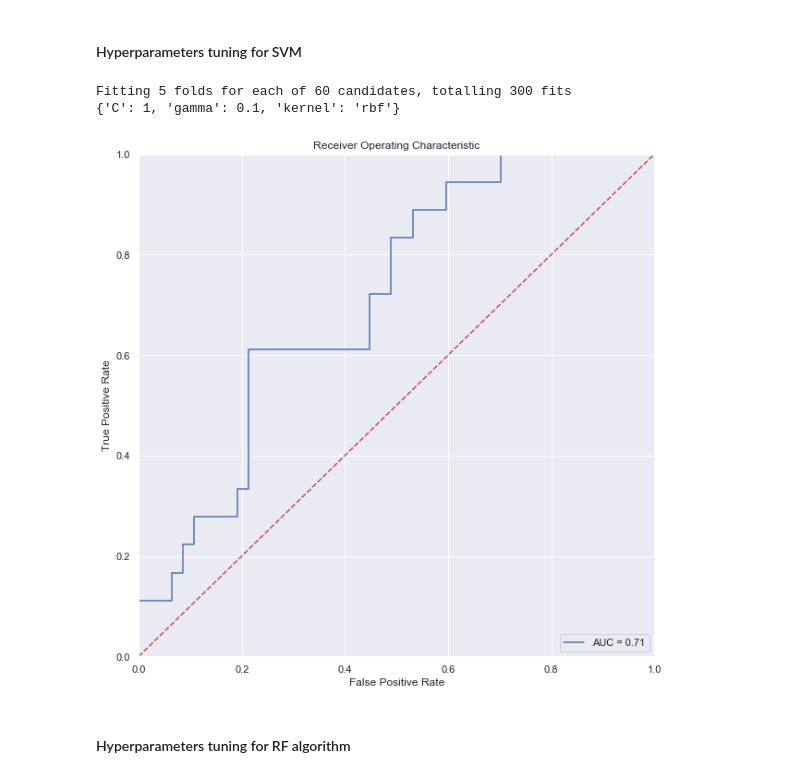
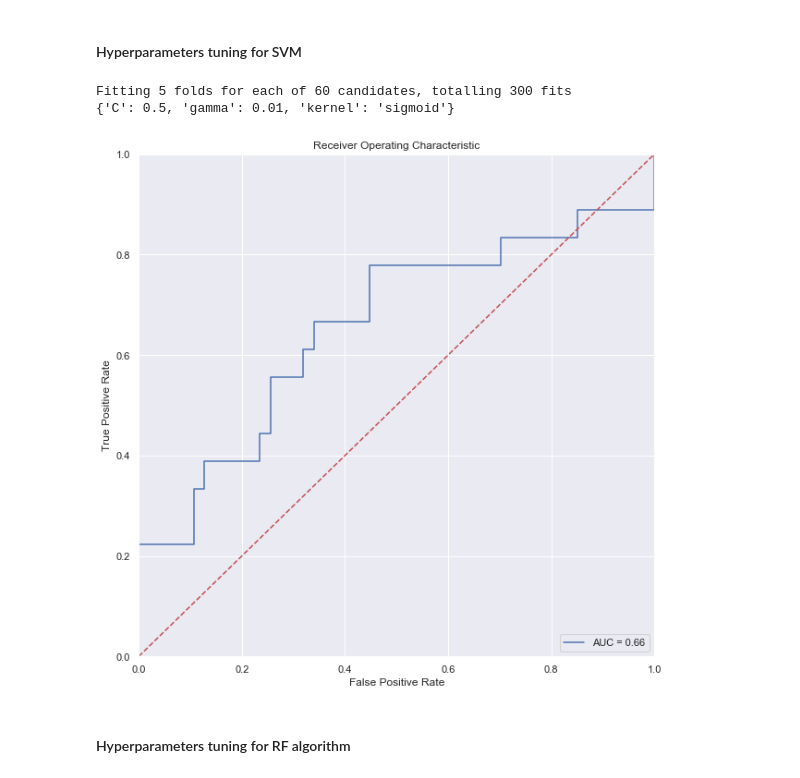
Before and after one commit to romanelgff/ml-mesothelioma, a Jupyter notebook: code.ipynb, the cells around one changed output. Drawn from its saved outputs; the diff is of its cells as text; code cells hidden in the pictures.

```diff
--- a/code.ipynb
+++ b/code.ipynb
@@ -347,3 +342,5 @@ pd.crosstab(df["class_of_diagnosis"], df["habit_of_cigarette"], normalize='colum
+# %%
+df = df.drop("performance_status", axis=1)
 # %% [markdown]
 ### Graphic representations
 # %%
@@ -378,3 +378,5 @@ dc.head()
+# %%
+dc = dc.drop(["city_8", "city_5", "city_7", "habit_of_cigarette_1", "habit_of_cigarette_3"], axis=1)
 # %% [markdown]
 ### Correlation matrix
 # %%
@@ -382,7 +384,8 @@ import seaborn as sns
 
 corrMatrix = df.select_dtypes(include='number').corr()
 
-plt.rcParams['figure.figsize'] = [20, 20]
+plt.rcParams['figure.figsize'] = [10, 10]
 sns.heatmap(corrMatrix)
+plt.savefig("corr-matrix.png")
 plt.show()
 # %% [output]
@@ -926,4 +929,4 @@ plt.show()
 # %%
-X2 = dc.loc[:,("lung_side_2", "duration_of_symptoms", "lung_side_1", "gender_0", "age", "C_reactive_protein", "city_0", "blood_lactic_dehydrogenise", "duration_of_asbestos_exposure", "white_blood", "albumin", "pleural_thickness_on_tomography", "pleural_lactic_dehydrogenise", "sedimentation", "platelet_count", "habit_of_cigarette_3", "lung_side_0", "pleural_glucose", "total_protein")].copy()
+X2 = dc.loc[:,("lung_side_2", "duration_of_symptoms", "gender_0", "gender_1", "age", "C_reactive_protein", "city_1", "duration_of_asbestos_exposure", "pleural_lactic_dehydrogenise", "sedimentation", "total_protein")].copy()
 y2 = df["class_of_diagnosis"].copy()
 X_train2, X_test2, y_train2, y_test2 = train_test_split(X2, y2, test_size=0.2, random_state=1, shuffle=True)
@@ -1358,7 +1369,7 @@ param_grid = {'C': [0.1, 0.5, 1, 10, 100],
               'kernel': ['rbf', 'poly', 'sigmoid']}
 
 optimal_params = GridSearchCV(
-    estimator=svm.SVC(probability=True, random_state=1),
+    estimator=svm.SVC(probability=True, random_state=42),
     param_grid=param_grid,
     scoring = 'roc_auc',## For more scoring metics see:
         ## https://scikit-learn.org/stable/modules/model_evaluation.html#scoring-parameter
@@ -1372,29 +1383,29 @@ optimal_params.fit(X_train_s2, y_train2)
 print(optimal_params.best_params_)
 # %% [output]
 Fitting 5 folds for each of 60 candidates, totalling 300 fits
-{'C': 1, 'gamma': 0.1, 'kernel': 'rbf'}
+{'C': 0.5, 'gamma': 0.01, 'kernel': 'sigmoid'}
 # %%
-model = svm.SVC(C=1, gamma=0.1, kernel="rbf", probability=True, random_state=1)
+model = svm.SVC(C=0.5, gamma=0.01, kernel="sigmoid", probability=True, random_state=42)
 model.fit(X_train_s2, y_train2) # doesn't change anything
 
 # calculate the fpr and tpr for all thresholds of the classification
 probs = model.predict_proba(X_test_s2)
 preds = probs[:,1]
 fpr, tpr, threshold = metrics.roc_curve(y_test2, preds)
 roc_auc = metrics.auc(fpr, tpr)
 
 # ROC curve
 plt.title('Receiver Operating Characteristic')
 plt.plot(fpr, tpr, 'b', label = 'AUC = %0.2f' % roc_auc)
 plt.legend(loc = 'lower right')
 plt.plot([0, 1], [0, 1],'r--')
 plt.xlim([0, 1])
 plt.ylim([0, 1])
 plt.ylabel('True Positive Rate')
 plt.xlabel('False Positive Rate')
 plt.show()
 # %% [output]
-[figure, old version]
+[figure, new version]
 # %% [markdown]
 #### Hyperparameters tuning for RF algorithm
 # %%
```
Also changed, not shown: parts of 66 cells of this notebook, 6 other files.
